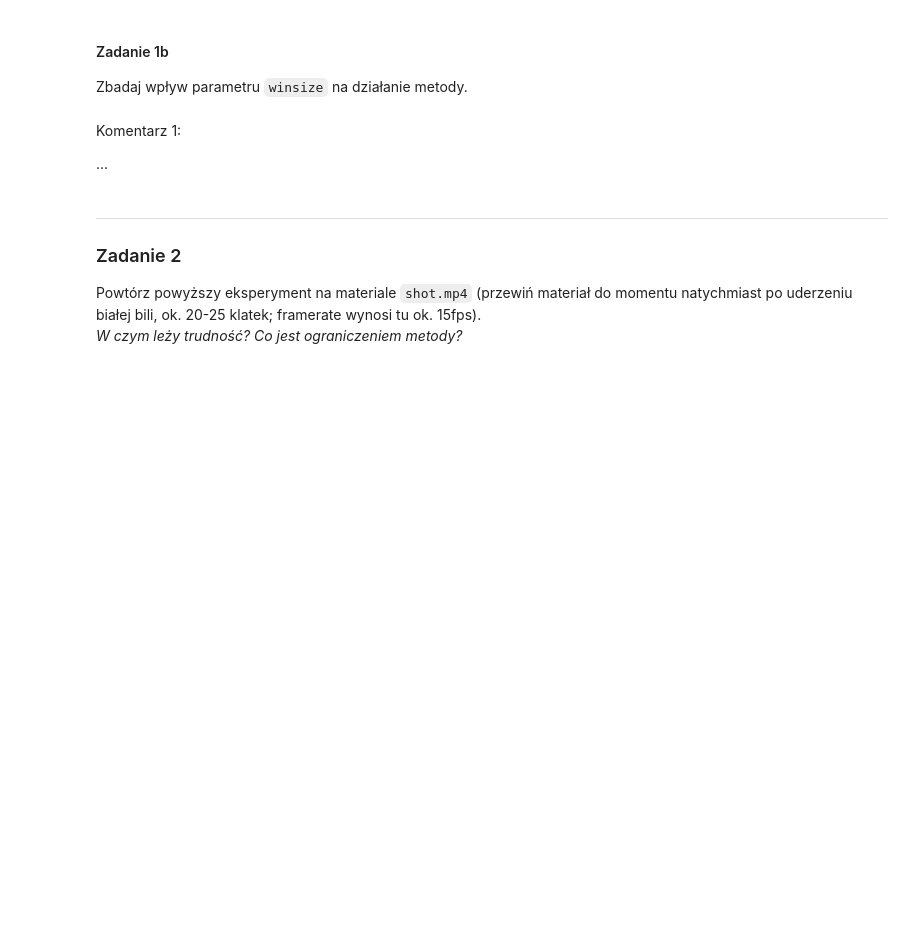
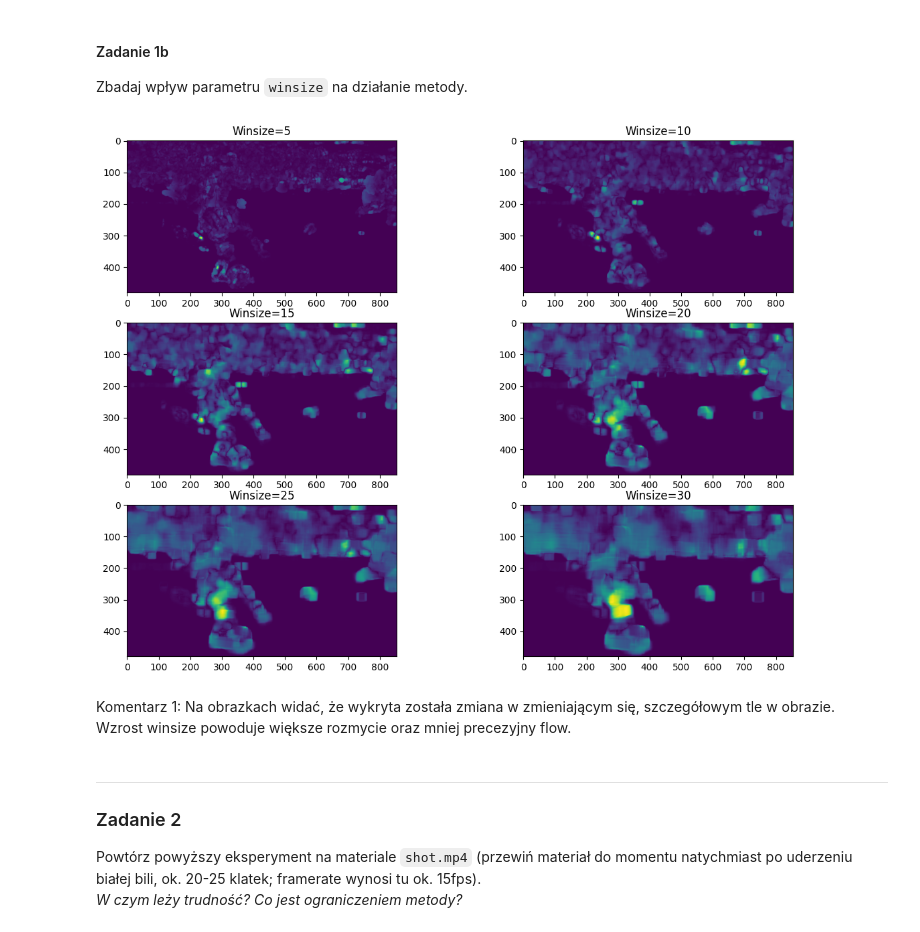
Before and after one commit to Robertpawelh/AiPOiW, a Jupyter notebook: Lab7/Lab7.1_zadanie.ipynb, the cells around one changed output. Saved outputs shown, nothing was run; the diff lists cells and outputs as text; code cells hidden in the pictures; blank space fills up the shorter version.

```diff
--- a/Lab7/Lab7.1_zadanie.ipynb
+++ b/Lab7/Lab7.1_zadanie.ipynb
@@ -175,10 +189,21 @@ plot_optic_flow(frames)
 # %% [markdown]
 #### Zadanie 1b
 Zbadaj wpływ parametru `winsize` na działanie metody.
+# %%
+def make_winsize_experiment(frames, winsizes):
+    fig, axes = plt.subplots(3, 2, figsize=(14, 10))
+    for ax, winsize in zip(axes.ravel(), winsizes):
+        _ = plot_optic_flow(calculate_optic_flow(frames, winsize=winsize), ax=ax)
+        ax.set_title(f'Winsize={winsize}')
+
+winsizes = [5, 10, 15, 20, 25, 30]
+make_winsize_experiment(frames, winsizes)
+# %% [output]
+[figure, added]
 # %% [markdown]
 Komentarz 1:
-
-...
+Na obrazkach widać, że wykryta została zmiana w zmieniającym się, szczegółowym tle w obrazie.
+Wzrost winsize powoduje większe rozmycie oraz mniej precezyjny flow.
 # %% [markdown]
 ---
 
```
Also changed, not shown: parts of 8 cells of this notebook.
